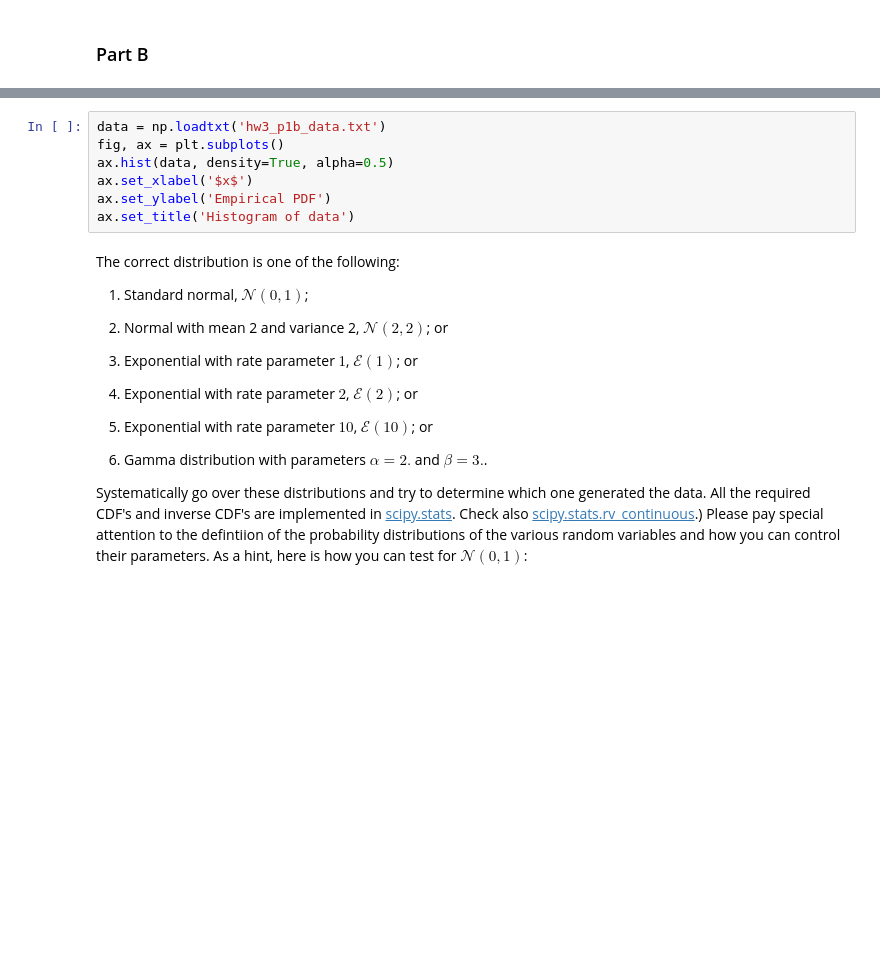
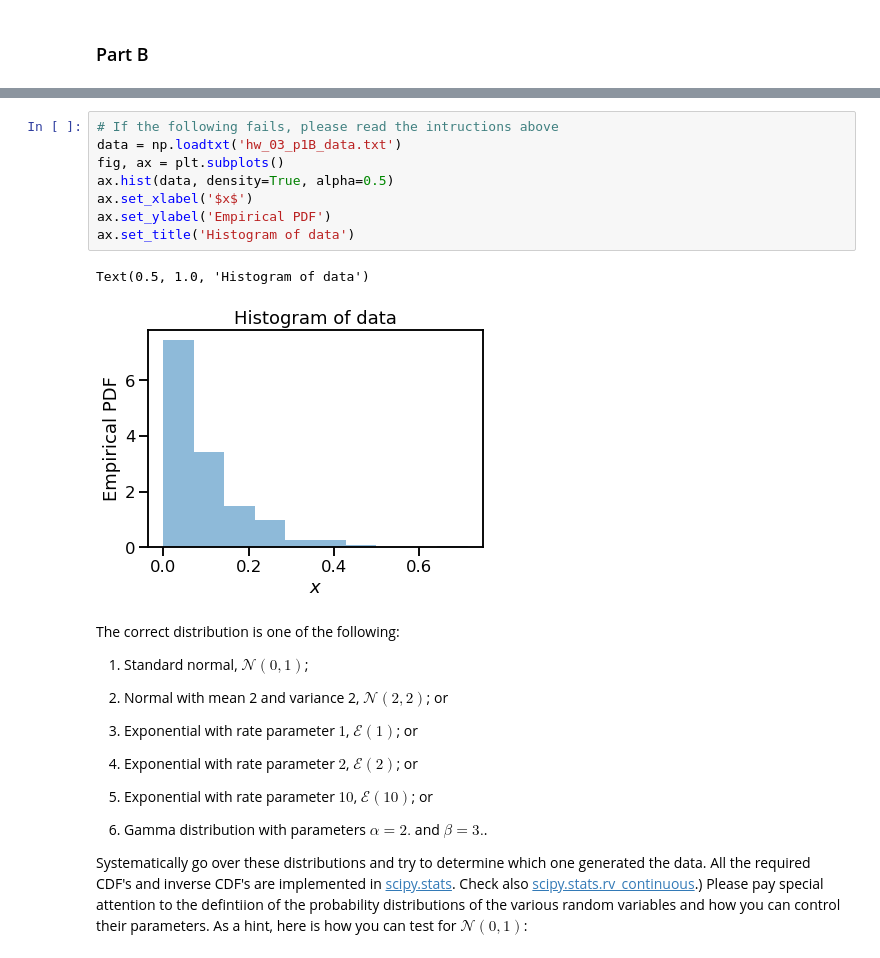
Before and after one commit to PredictiveScienceLab/data-analytics-se, a Jupyter notebook: homework/homework_03.ipynb, the cells around one changed output, grey strips where cells are left out. Saved outputs shown, nothing was run; the diff lists cells and outputs as text; blank space fills up the shorter version.

```diff
--- a/homework/homework_03.ipynb
+++ b/homework/homework_03.ipynb
@@ -68,10 +79,14 @@ Use this observation to find the distribution from which this dataset was sample
 # %%
-data = np.loadtxt('hw3_p1b_data.txt')
+# If the following fails, please read the intructions above
+data = np.loadtxt('hw_03_p1B_data.txt')
 fig, ax = plt.subplots()
 ax.hist(data, density=True, alpha=0.5)
 ax.set_xlabel('$x$')
 ax.set_ylabel('Empirical PDF')
 ax.set_title('Histogram of data')
+# %% [output]
+Text(0.5, 1.0, 'Histogram of data')
+[figure, added]
 # %% [markdown]
 The correct distribution is one of the following:
 
```
Also changed, not shown: parts of 5 cells of this notebook.
